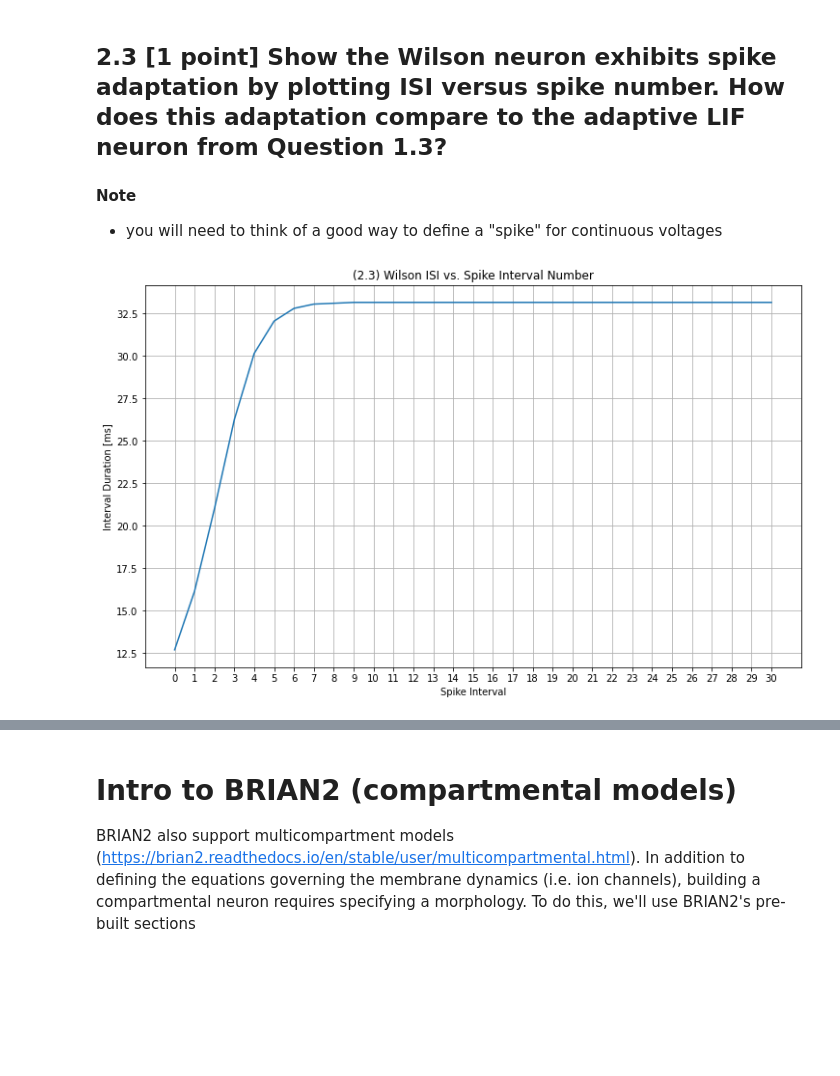
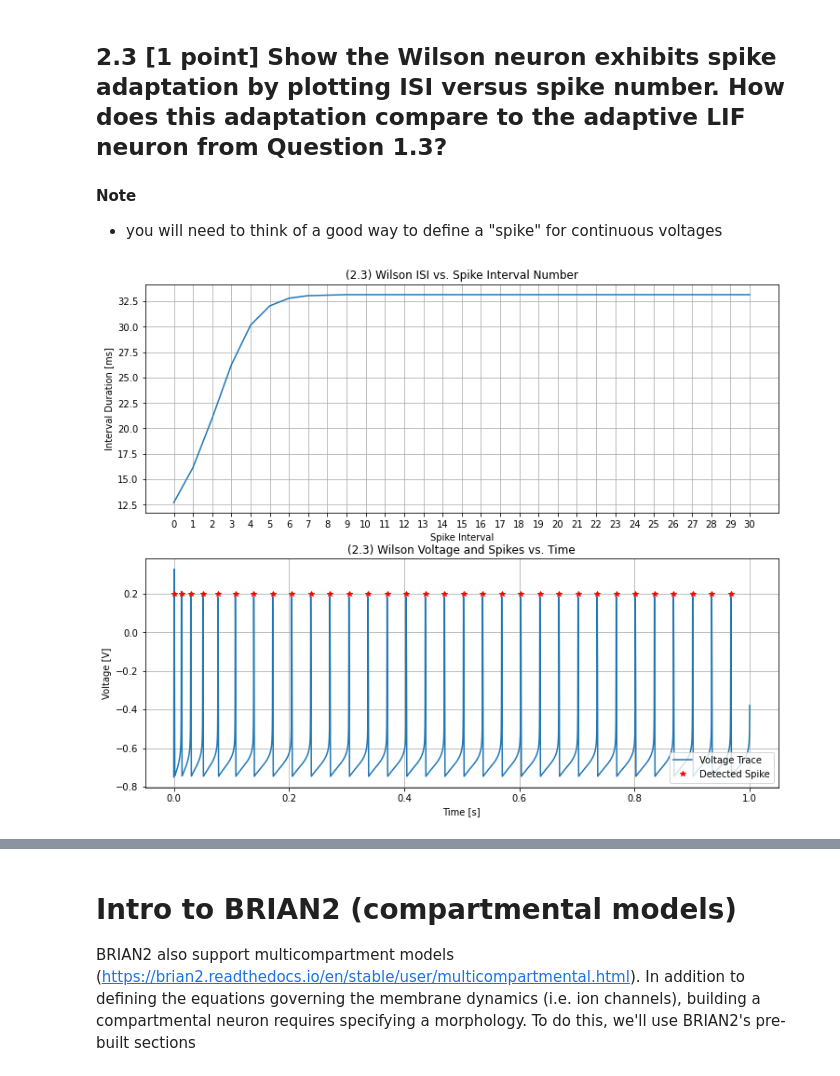
Before and after one commit to borealis31/SYDE552, a Jupyter notebook: Assignment 1/syde552-assignment1.ipynb, the cells around one changed output, grey strips where cells are left out. Cells and saved outputs as stored; diff of their text form; code cells hidden in the pictures; blank space fills up the shorter version.

```diff
--- a/Assignment 1/syde552-assignment1.ipynb
+++ b/Assignment 1/syde552-assignment1.ipynb
@@ -475,7 +476,7 @@ dr/dt = (1/tau_r) * (-r + 1.29*v + 0.79 + 3.30*(v + 0.38)**2) : 1
 dh/dt = (1/tau_h) * (-h + 11*(v + 0.754)*(v + 0.69)) : 1
 '''
 
-defaultclock.dt = 0.05*ms
+defaultclock.dt = 0.005*ms
 ens = NeuronGroup(1,eqn,method='heun')
 ens.v = -0.75
 ens.r = 0.2
@@ -484,12 +485,12 @@ store ('wilson init')
 
 run(0.1*ms)
 I_ext = 0
-run(499.9*ms)
+run(14.9*ms)
 
 fig, pl1 = plt.subplots(1,1)
 fig.subplots_adjust(top=1.5,right=1.7,wspace=0.3,hspace=0.2)
 pl1.plot(p_voltage.t,p_voltage.v[0])
-pl1.hlines(-0.75,0,0.5,colors='r',linestyles='dotted')
+pl1.hlines(-0.75,0,0.015,colors='r',linestyles='dotted')
 pl1.set(title="(2.1) Membrane Potential of Wilson Neuron With $0.1ms$ Current Input",xlabel="Time [s]",ylabel="Membrane Potential [V]")
 pl1.grid()
 plt.show()
@@ -505,8 +506,8 @@ restore('wilson init')
 
 # Modify Timestep Information and Simulate
 I_ext = 3
-defaultclock.dt = 0.1*ms
-run(0.5*ms)
+defaultclock.dt = 0.25*ms
+run(0.1*ms)
 I_ext = 0
 run(99.9*ms)
 
@@ -514,7 +515,7 @@ run(99.9*ms)
 fig, pl1 = plt.subplots(1,1)
 fig.subplots_adjust(top=1.5,right=1.7,wspace=0.3,hspace=0.2)
 pl1.plot(p_voltage.t,p_voltage.v[0])
-pl1.set(title="(2.2) Membrane Potential of Wilson Neuron With $0.5ms$ Current Input (Modified Timestep)",xlabel="Time [s]",ylabel="Membrane Potential [V]")
+pl1.set(title="(2.2) Membrane Potential of Wilson Neuron With $0.1ms$, $I=3$ Current Input ($dt=0.25ms$)",xlabel="Time [s]",ylabel="Membrane Potential [V]")
 pl1.grid()
 plt.show()
 # %% [output]
@@ -527,23 +533,28 @@ plt.show()
 # %%
 # For continuous voltages, we can consider there to be a "spike" when
 # the voltage reaches a local maximum and drops to a lower voltage
 from scipy import signal
 
 # Return to Initial Wilson state
 restore('wilson init')
 
 # Modify Timestep Information and Simulate
 defaultclock.dt = 0.05*ms
 I_ext = 1
 run(1000*ms)
 relmax, _ = scipy.signal.find_peaks(p_voltage.v[0])
 
-fig, pl1 = plt.subplots(1,1)
-fig.subplots_adjust(top=1.5,right=1.7,wspace=0.3,hspace=0.2)
+fig, (pl1, pl2) = plt.subplots(2,1)
+fig.subplots_adjust(top=2.0,right=1.7,wspace=0.3,hspace=0.2)
 #pl1.plot(p_voltage.v[0])
 pl1.plot(np.diff(p_voltage.t[relmax])*1000)
 pl1.set(title="(2.3) Wilson ISI vs. Spike Interval Number",xlabel="Spike Interval",ylabel="Interval Duration [ms]",xticks=np.arange(0,len(relmax)-1,1))
 pl1.grid()
-plt.show()
+
+pl2.plot(p_voltage.t, p_voltage.v[0],label="Voltage Trace")
+pl2.set(title="(2.3) Wilson Voltage and Spikes vs. Time",xlabel="Time [s]",ylabel="Voltage [V]")
+pl2.plot(p_voltage.t[relmax],0.2*np.ones_like(p_voltage.t[relmax]),'*r',label="Detected Spike")
+pl2.legend(loc="lower right")
+pl2.grid()
 # %% [output]
-[figure, old version]
+[figure, new version]
```
Also changed, not shown: parts of 18 cells of this notebook.
